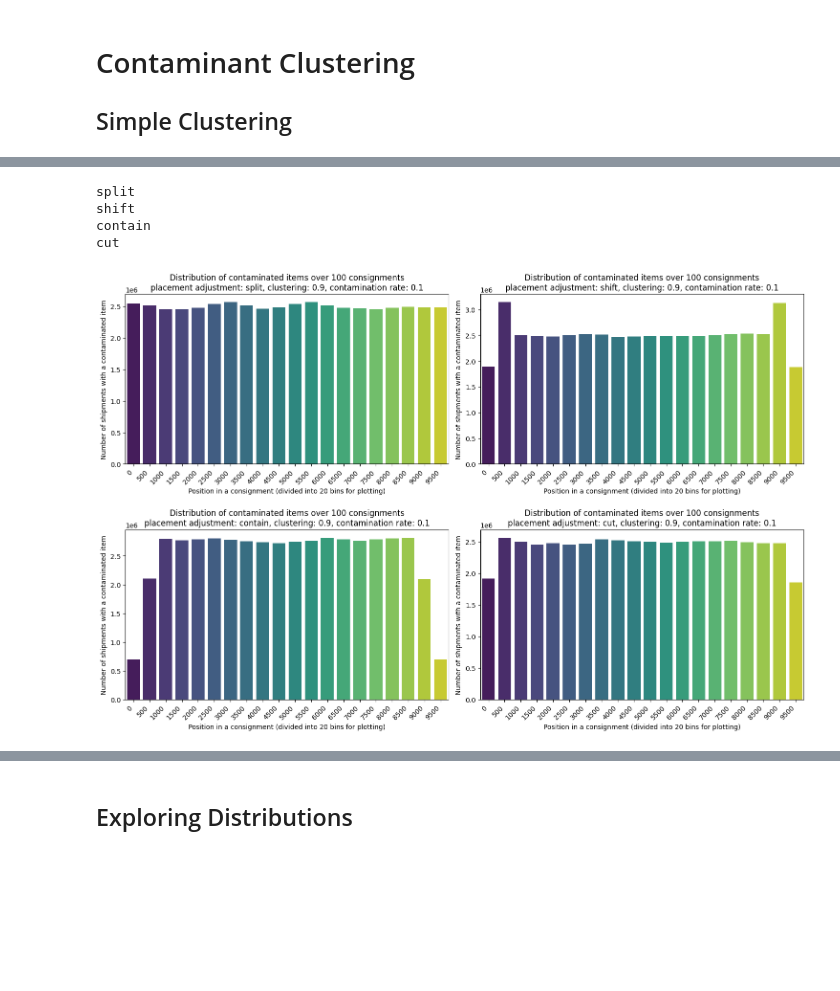
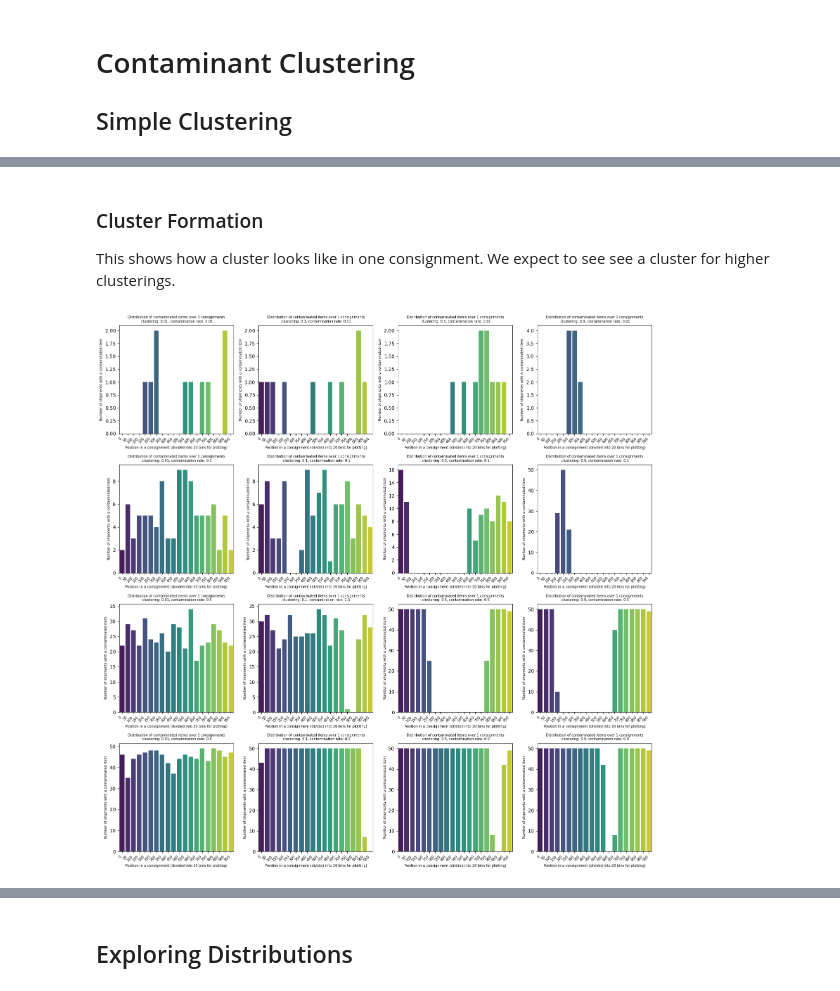
Before and after one commit to ncsu-landscape-dynamics/popsborder, a Jupyter notebook: examples/notebooks/contaminant_clustering.ipynb, the cells around one changed output, grey strips where cells are left out. Cells and saved outputs as stored; diff of their text form; code cells hidden in the pictures; blank space fills up the shorter version.

Commit message:
Remove different placement adjustments, keep only split, explore different numerical parameters rather than different methods in the notebook

```diff
--- a/examples/notebooks/contaminant_clustering.ipynb
+++ b/examples/notebooks/contaminant_clustering.ipynb
@@ -169,20 +128,35 @@ cut
-# %%
-fig, axes = plt.subplots(2, 2, figsize=(15, 10))
-for placement_number, placement_adjustment in enumerate(["split", "shift", "contain", "cut"]):
-    print(placement_adjustment)
-    config = load_configuration_yaml_from_text(
-        config_yaml.format(
-            contamination_rate=0.1,
-            placement_adjustment=placement_adjustment,
-            clustering=0.9,
-            )
-    )["contamination"]
-    simulate(config)
-plt.tight_layout()
-plt.show()
-# %% [output]
-split
-shift
-contain
-cut
-[figure, removed]
+# %%
+def explore(config_yaml, rates, clusterings, num_items, num_consignments):
+    num_rows = len(rates)
+    num_cols = len(clusterings)
+    fig, axes = plt.subplots(num_rows, num_cols, figsize=(4 * num_cols, 4 * num_rows))
+    if num_rows == 1 and num_cols == 1:
+        axes = np.array([[axes]])
+    elif num_rows == 1 or num_cols == 1:
+        axes = axes.reshape(num_rows, num_cols)
+
+    for (i, rate), (j, clustering) in product(enumerate(rates), enumerate(clusterings)):
+        ax = axes[i, j]
+        config = load_configuration_yaml_from_text(
+            config_yaml.format(
+                contamination_rate=rate,
+                clustering=clustering,
+                )
+        )["contamination"]
+        simulate(config, ax, num_items=num_items, num_consignments=num_consignments)
+    plt.tight_layout()
+    plt.show()
+# %% [markdown]
+### Cluster Formation
+
+This shows how a cluster looks like in one consignment. We expect to see see a cluster for higher clusterings.
+# %%
+explore(
+    config_yaml,
+    rates=[0.01, 0.1, 0.5, 0.9],
+    clusterings=[0.01, 0.1, 0.5, 0.9],
+    num_items=1000,
+    num_consignments=1
+)
+# %% [output]
+[figure, added]
```
Also changed, not shown: parts of 16 cells of this notebook, 1 other file.
